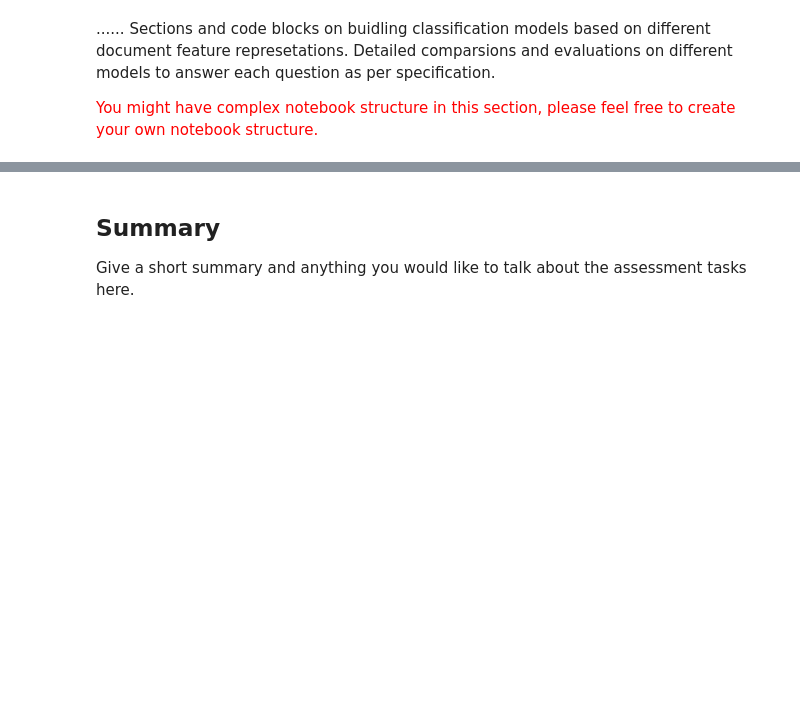
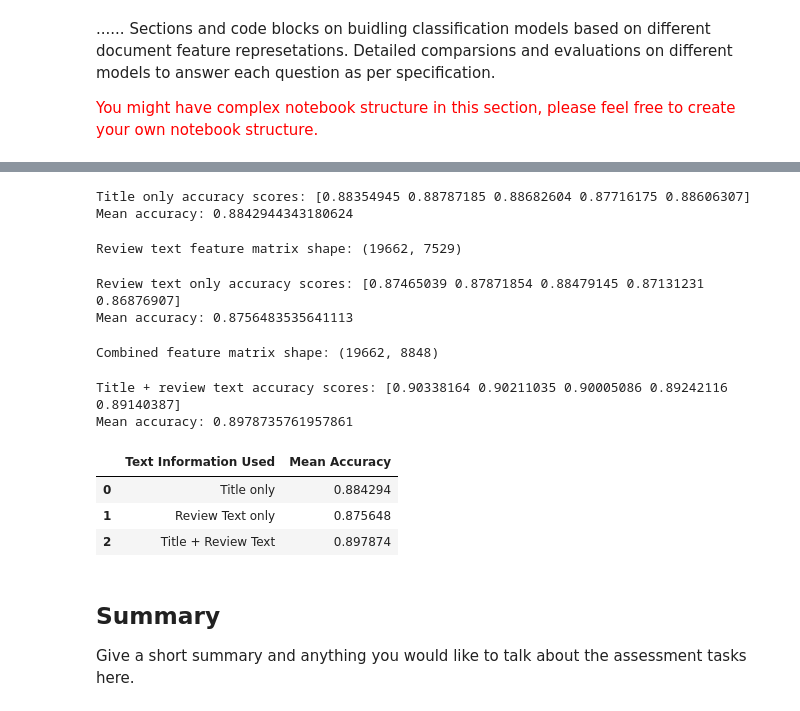
Before and after one commit to shivbhosale2006/review-based-clothing-recommendation, a Jupyter notebook: data/task2_3.ipynb, the cells around one changed output, grey strips where cells are left out. Saved outputs shown, nothing was run; the diff lists cells and outputs as text; code cells hidden in the pictures; blank space fills up the shorter version.

```diff
--- a/data/task2_3.ipynb
+++ b/data/task2_3.ipynb
@@ -277,3 +590,81 @@ Detailed comparsions and evaluations on different models to answer each question
+# %%
+# Evaluate title only features using 5-fold cross validation
+
+title_scores = cross_val_score(model, X_title, y, cv=5, scoring="accuracy")
+
+print("Title only accuracy scores:", title_scores)
+print("Mean accuracy:", title_scores.mean())
+# %% [output]
+Title only accuracy scores: [0.88354945 0.88787185 0.88682604 0.87716175 0.88606307]
+Mean accuracy: 0.8842944343180624
+# %%
+# Generate count vector features for review text only
+
+review_vectorizer = CountVectorizer(
+    lowercase=True,
+    token_pattern=r"[a-zA-Z]+(?:[-'][a-zA-Z]+)?"
+)
+
+X_review = review_vectorizer.fit_transform(review_text)
+
+print("Review text feature matrix shape:", X_review.shape)
+# %% [output]
+Review text feature matrix shape: (19662, 7529)
+# %%
+# Evaluate review text only features using 5-fold cross validation
+
+review_scores = cross_val_score(model, X_review, y, cv=5, scoring="accuracy")
+
+print("Review text only accuracy scores:", review_scores)
+print("Mean accuracy:", review_scores.mean())
+# %% [output]
+Review text only accuracy scores: [0.87465039 0.87871854 0.88479145 0.87131231 0.86876907]
+Mean accuracy: 0.8756483535641113
+# %%
+# Generate count vector features for title + review text
+
+combined_vectorizer = CountVectorizer(
+    lowercase=True,
+    token_pattern=r"[a-zA-Z]+(?:[-'][a-zA-Z]+)?"
+)
+
+X_combined = combined_vectorizer.fit_transform(title_review_text)
+
+print("Combined feature matrix shape:", X_combined.shape)
+# %% [output]
+Combined feature matrix shape: (19662, 8848)
+# %%
+# Evaluate title + review text features using 5-fold cross validation
+
+combined_scores = cross_val_score(model, X_combined, y, cv=5, scoring="accuracy")
+
+print("Title + review text accuracy scores:", combined_scores)
+print("Mean accuracy:", combined_scores.mean())
+# %% [output]
+Title + review text accuracy scores: [0.90338164 0.90211035 0.90005086 0.89242116 0.89140387]
+Mean accuracy: 0.8978735761957861
+# %%
+# Create result table for Q2
+
+q2_results = pd.DataFrame({
+    "Text Information Used": [
+        "Title only",
+        "Review Text only",
+        "Title + Review Text"
+    ],
+    "Mean Accuracy": [
+        title_scores.mean(),
+        review_scores.mean(),
+        combined_scores.mean()
+    ]
+})
+
+q2_results
+# %% [output]
+|  | Text Information Used | Mean Accuracy |
+| 0 | Title only | 0.884294 |
+| 1 | Review Text only | 0.875648 |
+| 2 | Title + Review Text | 0.897874 |
 # %% [markdown]
 ## Summary
 Give a short summary and anything you would like to talk about the assessment tasks here.
```
Also changed, not shown: parts of 33 cells of this notebook, 1 other file.
